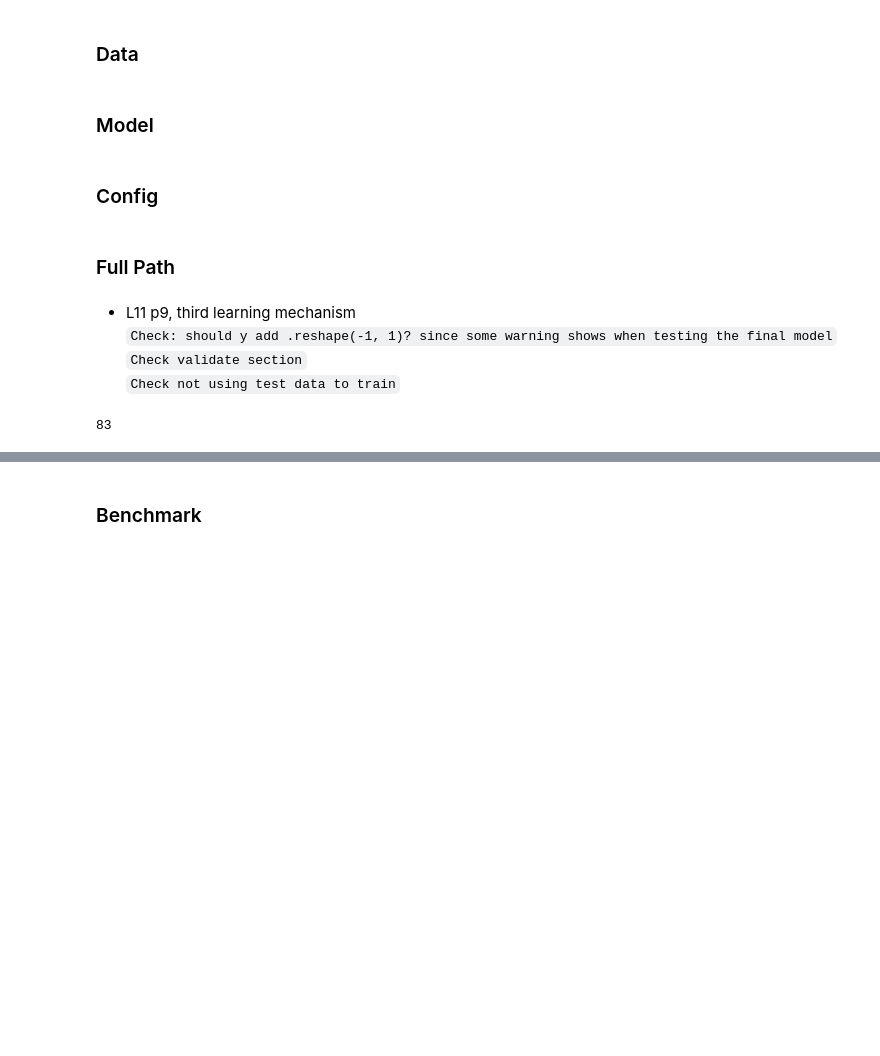
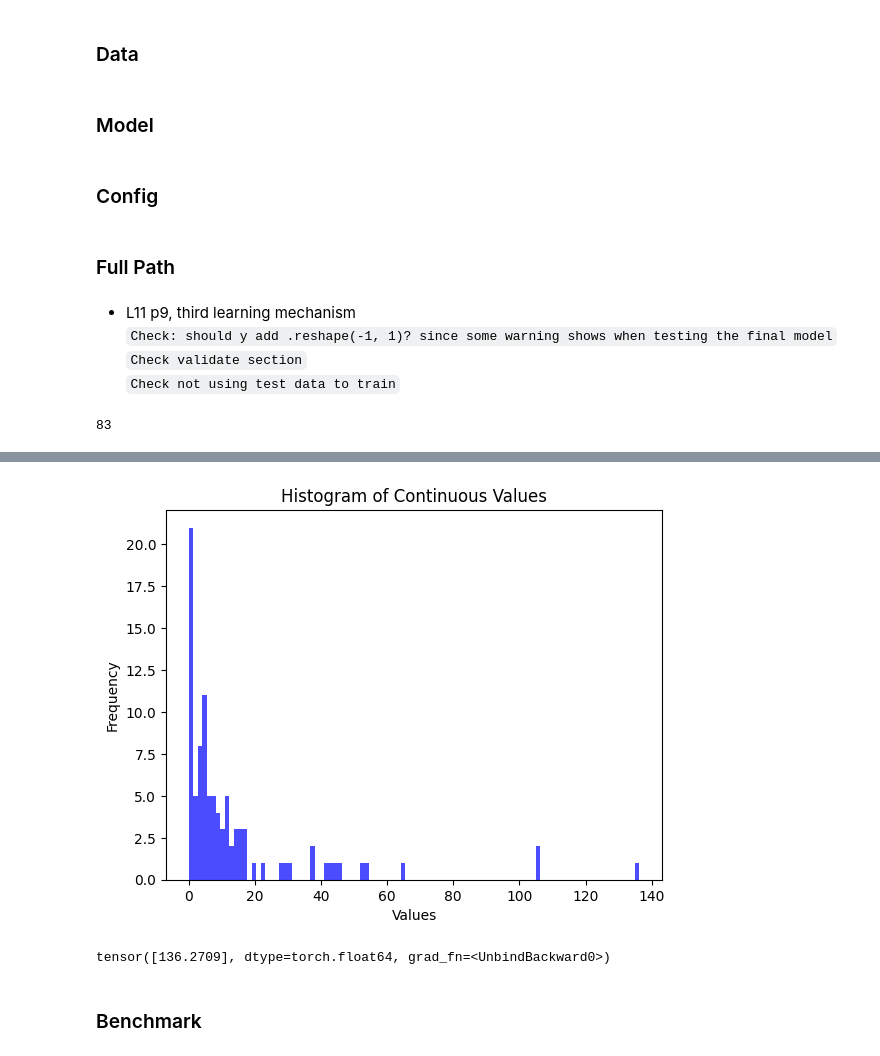
Before and after one commit to KJJHHH/Learning-Algorithm-Mechanism, a Jupyter notebook: learning_algo_on_copper_price.ipynb, the cells around one changed output, grey strips where cells are left out. Cells and saved outputs as stored; diff of their text form; code cells hidden in the pictures; blank space fills up the shorter version.

```diff
--- a/learning_algo_on_copper_price.ipynb
+++ b/learning_algo_on_copper_price.ipynb
@@ -47,8 +47,8 @@ y_test = y[train_size:]
 
 X_train = torch.tensor(np.array(X_train), dtype=dtype)
 X_test = torch.tensor(np.array(X_test), dtype=dtype)
-y_train = torch.tensor(np.array(y_train), dtype=dtype)
-y_test = torch.tensor(np.array(y_test), dtype=dtype)
+y_train = torch.tensor(np.array(y_train), dtype=dtype).reshape(-1,1)
+y_test = torch.tensor(np.array(y_test), dtype=dtype).reshape(-1,1)
 input_dim = X_train.shape[1]
 
 
@@ -65,8 +65,8 @@ model = TwoLayerNet(input_dim, 1, 1)
 ### Config
 # %%
 # learning goal: max eps < learning goal
-learning_goal = torch.exp(torch.tensor(1)).to(dtype = dtype)
-lr_rate = .01
+learning_goal = torch.exp(1).to(dtype = dtype)
+lr_rate = .001
 lr_bound = 1e-5
 criterion = nn.MSELoss()
 epochs = 50
@@ -245,9 +264,11 @@ while n < len(X_train):
 # %%
-# final model file
+# stores models
+"""
 import pickle
-with open("result/updated_models.pk", "wb") as f:
+with open(f"result/updated_models_{datetime.datetime.now().date()}.pk", "wb") as f:
     pickle.dump(model_history, f)
 out_file.close()
 
-with open("result/updated_models.pk", "rb") as f:
+with open("result/updated_models_first.pk", "rb") as f:
     model_history = pickle.load(f)
+"""
@@ -254,2 +277,9 @@ with open("result/updated_models.pk", "rb") as f:
+# %%
+# store models
+# model trained
+with open("result/updated_models_first.pk", "rb") as f:
+    model_history = pickle.load(f)
+# the final model for the algo
+model = model_history[list(model_history.keys())[-1]]['reorg']
 # %%
 # all train loader
@@ -280,2 +310,21 @@ train_loss, test_loss
+# %%
+# check residuals
+
+# Example tensor with continuous values
+resid_train = torch.square(model(X_train) - y_train)
+resid_test = torch.square(model(X_test) - y_test)
+
+# Plot the histogram
+plt.hist(resid_test.detach().numpy(), bins=100, color='blue', alpha=0.7)
+plt.xlabel('Values')
+plt.ylabel('Frequency')
+plt.title('Histogram of Continuous Values')
+plt.show()
+torch.var(resid_test)
+
+max(resid_test)
+# %% [output]
+[figure, added]
+tensor([136.2709], dtype=torch.float64, grad_fn=<UnbindBackward0>)
 # %% [markdown]
 ### Benchmark
```
Also changed, not shown: parts of 9 cells of this notebook, 12 other files.
